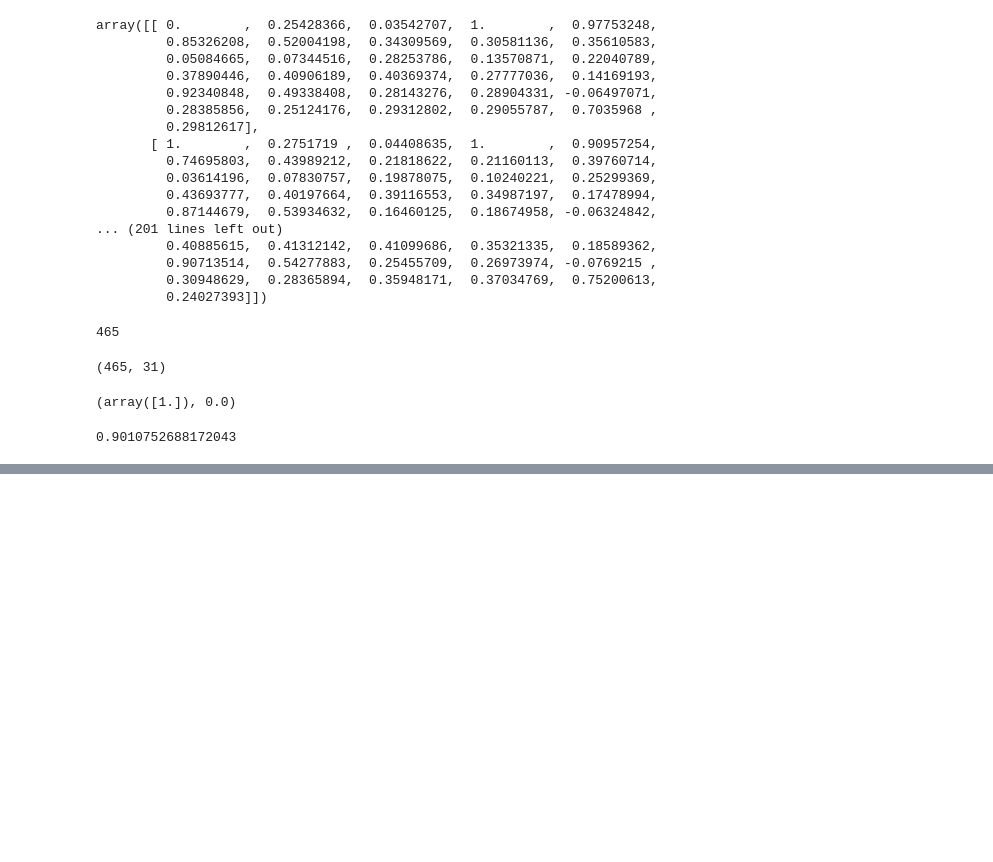
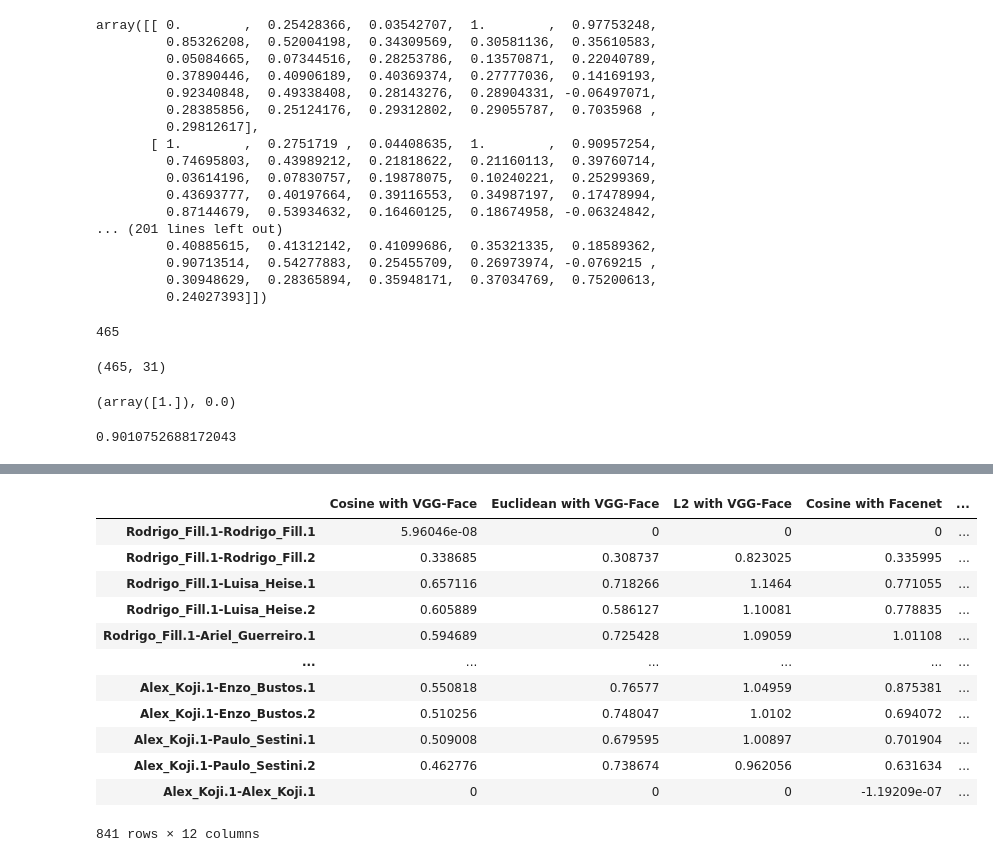
Before and after one commit to turing-usp/codificacao_de_rostos, a Jupyter notebook: Apresentacao_do_projeto/Apresentação_Landmarks.ipynb, the cells around one changed output, grey strips where cells are left out. Drawn from its saved outputs; the diff is of its cells as text; code cells hidden in the pictures; blank space fills up the shorter version.

```diff
--- a/Apresentacao_do_projeto/Apresentação_Landmarks.ipynb
+++ b/Apresentacao_do_projeto/Apresentação_Landmarks.ipynb
@@ -648,0 +734,18 @@ std_clf.score(stdtest_x, test_y)
+# %%
+metrics_df = DeepFace.metrics_dataframe(df, one_compair = False)
+# %%
+metrics_df
+# %% [output]
+|  | Cosine with VGG-Face | Euclidean with VGG-Face | L2 with VGG-Face | Cosine with Facenet | ... |
+| Rodrigo_Fill.1-Rodrigo_Fill.1 | 5.96046e-08 | 0 | 0 | 0 | ... |
+| Rodrigo_Fill.1-Rodrigo_Fill.2 | 0.338685 | 0.308737 | 0.823025 | 0.335995 | ... |
+| Rodrigo_Fill.1-Luisa_Heise.1 | 0.657116 | 0.718266 | 1.1464 | 0.771055 | ... |
+| Rodrigo_Fill.1-Luisa_Heise.2 | 0.605889 | 0.586127 | 1.10081 | 0.778835 | ... |
+| Rodrigo_Fill.1-Ariel_Guerreiro.1 | 0.594689 | 0.725428 | 1.09059 | 1.01108 | ... |
+| ... | ... | ... | ... | ... | ... |
+| Alex_Koji.1-Enzo_Bustos.1 | 0.550818 | 0.76577 | 1.04959 | 0.875381 | ... |
+| Alex_Koji.1-Enzo_Bustos.2 | 0.510256 | 0.748047 | 1.0102 | 0.694072 | ... |
+| Alex_Koji.1-Paulo_Sestini.1 | 0.509008 | 0.679595 | 1.00897 | 0.701904 | ... |
+| Alex_Koji.1-Paulo_Sestini.2 | 0.462776 | 0.738674 | 0.962056 | 0.631634 | ... |
+| Alex_Koji.1-Alex_Koji.1 | 0 | 0 | 0 | -1.19209e-07 | ... |
+841 rows × 12 columns
```
Also changed, not shown: parts of 15 cells of this notebook.
